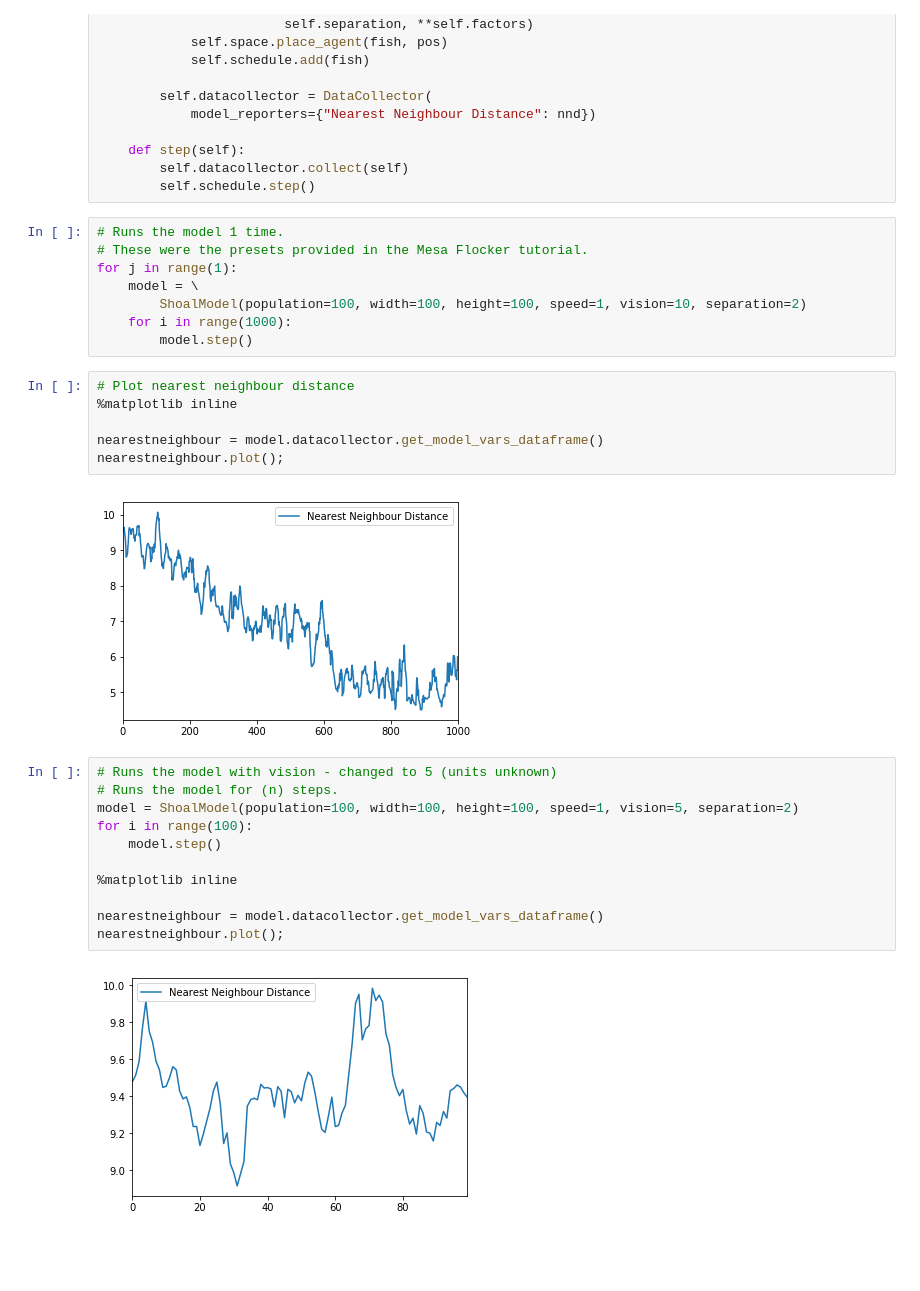
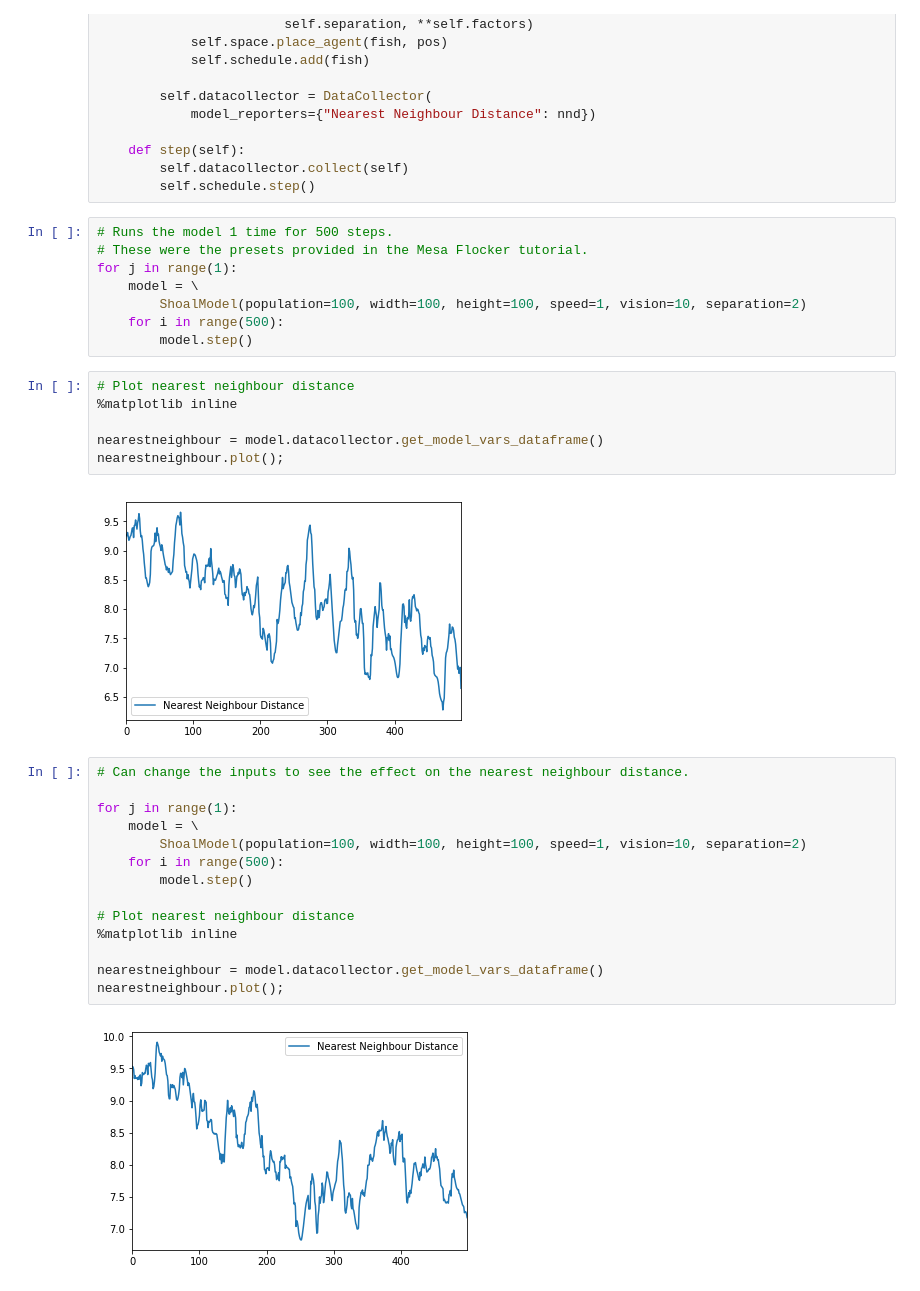
Before and after one commit to sowasser/fish-shoaling-model, a Jupyter notebook: shoal_model_nnd.ipynb, the cells around one changed output. Drawn from its saved outputs; the diff is of its cells as text; blank space fills up the shorter version.

```diff
--- a/shoal_model_nnd.ipynb
+++ b/shoal_model_nnd.ipynb
@@ -173,12 +173,12 @@ class ShoalModel(Model):
         self.datacollector.collect(self)
         self.schedule.step()
 # %%
-# Runs the model 1 time.
+# Runs the model 1 time for 500 steps.
 # These were the presets provided in the Mesa Flocker tutorial.
 for j in range(1):
     model = \
         ShoalModel(population=100, width=100, height=100, speed=1, vision=10, separation=2)
-    for i in range(1000):
+    for i in range(500):
         model.step()
 # %%
 # Plot nearest neighbour distance
@@ -187,17 +187,20 @@ for j in range(1):
 nearestneighbour = model.datacollector.get_model_vars_dataframe()
 nearestneighbour.plot();
 # %% [output]
-[figure, old version]
+[figure, new version]
 # %%
-# Runs the model with vision - changed to 5 (units unknown)
-# Runs the model for (n) steps.
-model = ShoalModel(population=100, width=100, height=100, speed=1, vision=5, separation=2)
-for i in range(100):
-    model.step()
+# Can change the inputs to see the effect on the nearest neighbour distance.
 
+for j in range(1):
+    model = \
+        ShoalModel(population=100, width=100, height=100, speed=1, vision=10, separation=2)
+    for i in range(500):
+        model.step()
+
+# Plot nearest neighbour distance
 %matplotlib inline
 
 nearestneighbour = model.datacollector.get_model_vars_dataframe()
 nearestneighbour.plot();
 # %% [output]
-[figure, old version]
+[figure, new version]
```
Also changed, not shown: parts of 4 cells of this notebook, 1 other file.
